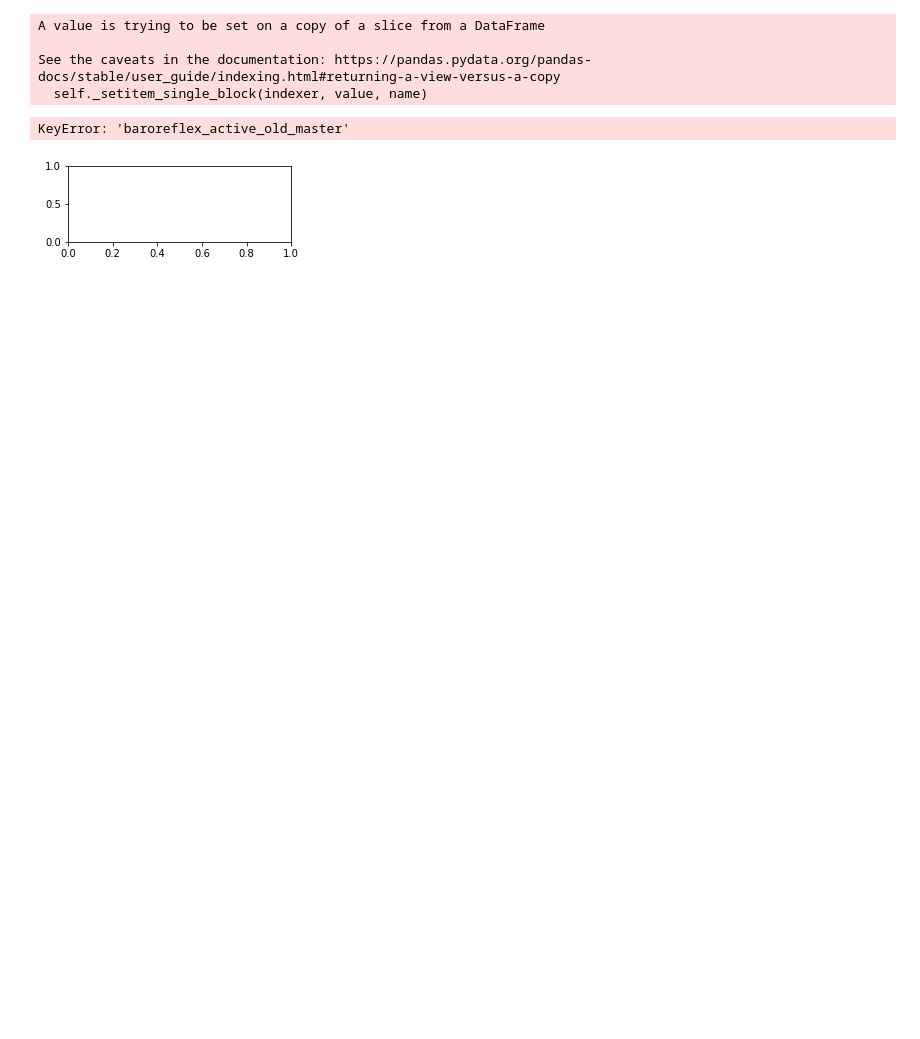
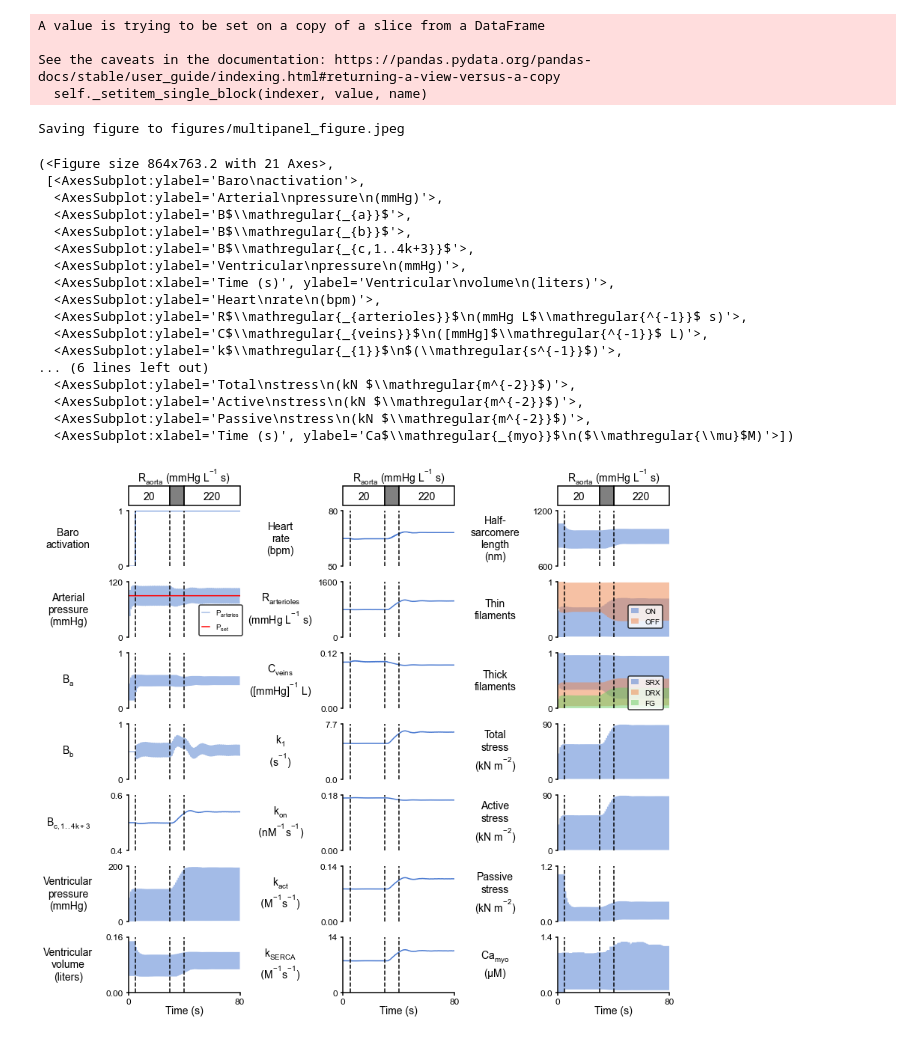
Before and after one commit to MMoTH/MyoFE, a Jupyter notebook: demos/baro_AS/sim_output/display.ipynb, the cells around one changed output. Drawn from its saved outputs; the diff is of its cells as text; code cells hidden in the pictures; blank space fills up the shorter version.

Commit message:
display baro AS

```diff
--- a/demos/baro_AS/sim_output/display.ipynb
+++ b/demos/baro_AS/sim_output/display.ipynb
@@ -74,14 +55,31 @@ A value is trying to be set on a copy of a slice from a DataFrame
 See the caveats in the documentation: https://pandas.pydata.org/pandas-docs/stable/user_guide/indexing.html#returning-a-view-versus-a-copy
   self._setitem_single_block(indexer, value, name)
 # %%
-output_str = 'figures/multipanel_figure_compare.jpeg'
-template_file_string = 'template_baro_MI_compare.json'
+output_str = 'figures/multipanel_figure.jpeg'
+template_file_string = 'template_baro_AS.json'
 
-mpl(pandas_data = consolidated_df,
+mpl(pandas_data = df,
                     template_file_string = template_file_string,
                     output_image_file_string = output_str,
                     dpi = 300)
 # %% [output]
-KeyError: 'baroreflex_active_old_master'
+Saving figure to figures/multipanel_figure.jpeg
+(<Figure size 864x763.2 with 21 Axes>,
+ [<AxesSubplot:ylabel='Baro\nactivation'>,
+  <AxesSubplot:ylabel='Arterial\npressure\n(mmHg)'>,
+  <AxesSubplot:ylabel='B$\\mathregular{_{a}}$'>,
+  <AxesSubplot:ylabel='B$\\mathregular{_{b}}$'>,
+  <AxesSubplot:ylabel='B$\\mathregular{_{c,1..4k+3}}$'>,
+  <AxesSubplot:ylabel='Ventricular\npressure\n(mmHg)'>,
+  <AxesSubplot:xlabel='Time (s)', ylabel='Ventricular\nvolume\n(liters)'>,
+  <AxesSubplot:ylabel='Heart\nrate\n(bpm)'>,
+  <AxesSubplot:ylabel='R$\\mathregular{_{arterioles}}$\n(mmHg L$\\mathregular{^{-1}}$ s)'>,
+  <AxesSubplot:ylabel='C$\\mathregular{_{veins}}$\n([mmHg]$\\mathregular{^{-1}}$ L)'>,
+  <AxesSubplot:ylabel='k$\\mathregular{_{1}}$\n$(\\mathregular{s^{-1}}$)'>,
+... (6 lines left out)
+  <AxesSubplot:ylabel='Total\nstress\n(kN $\\mathregular{m^{-2}}$)'>,
+  <AxesSubplot:ylabel='Active\nstress\n(kN $\\mathregular{m^{-2}}$)'>,
+  <AxesSubplot:ylabel='Passive\nstress\n(kN $\\mathregular{m^{-2}}$)'>,
+  <AxesSubplot:xlabel='Time (s)', ylabel='Ca$\\mathregular{_{myo}}$\n($\\mathregular{\\mu}$M)'>])
-[figure, old version]
+[figure, new version]
 # %%
```
Also changed, not shown: parts of 3 cells of this notebook.
